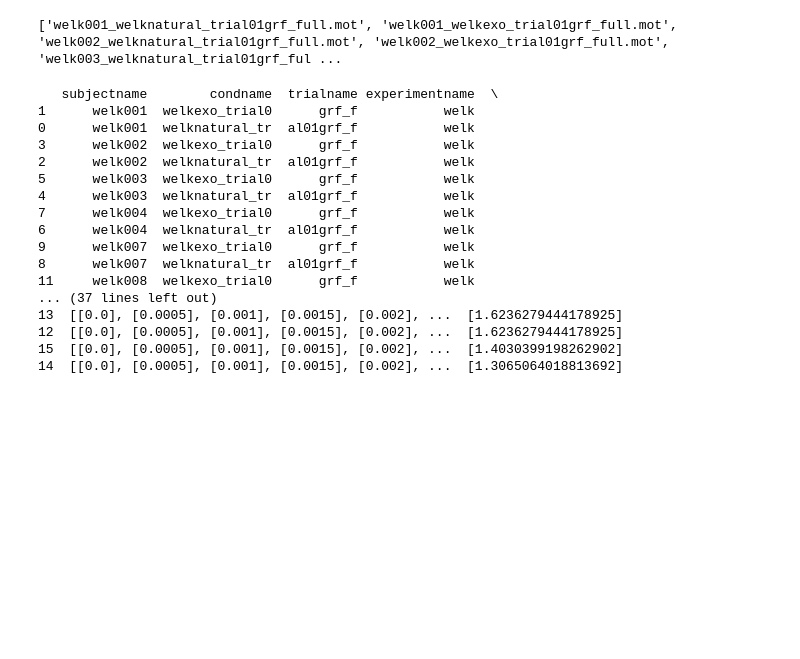
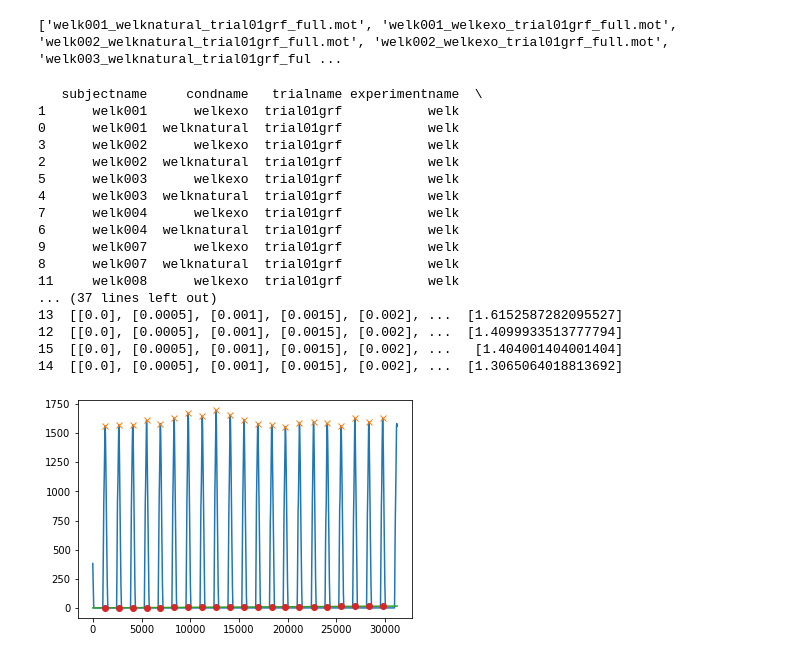
Before and after one commit to stingjp/muscleEnergyModel, a Jupyter notebook: grfToStepFrequency.ipynb, the cells around one changed output. Drawn from its saved outputs; the diff is of its cells as text; code cells hidden in the pictures; blank space fills up the shorter version.

Commit message:
Got all the figures that I wanted. Able to go through the collected files, load them all into a dataframe, and manipulate and plot.

```diff
--- a/grfToStepFrequency.ipynb
+++ b/grfToStepFrequency.ipynb
@@ -39,10 +39,17 @@ tempinteglist = []
 
 for file in grffilelist:
     # get the key things from the GRF file
-    tempsubj = file[0:7]
-    tempcond = file[8:22]
-    temptrial = file[23:-7]
+    temp = file.split('_')
+#     tempsubj = file[0:7]
+#     tempcond = file[8:22]
+#     temptrial = file[23:-7]
+#     tempexp = file[0:4]
+
+    tempsubj = temp[0]
+    tempcond = temp[1]
+    temptrial = temp[2]
     tempexp = file[0:4]
+
     tempfile = os.path.join(grffilespath,file)
     # print(tempfile)
     tempdata = pd.read_csv(tempfile, skiprows=6, delimiter='\t')
@@ -50,7 +57,7 @@ for file in grffilelist:
     temptime = tempdata['time'].to_numpy().reshape(-1,1)
     grfy = tempdata['rF_y'].to_numpy().reshape(-1,1)
 
-    peaks, _ = scipy.signal.find_peaks(grfy.flatten())
+    peaks, _ = scipy.signal.find_peaks(grfy.flatten(), prominence=(100,None))
     timesflat = temptime.flatten()
     times = temptime[peaks]
     # get the number of peaks
@@ -60,7 +67,11 @@ for file in grffilelist:
     totaltime = endtime - starttime
     stridefreq = numsteps/totaltime
 
-
+#     plt.plot(grfy.flatten())
+#     plt.plot(peaks, grfy.flatten()[peaks],'x')
+#     plt.plot(temptime.flatten())
+#     plt.plot(peaks, temptime[peaks],'o')
+#     plt.show()
 
     temp_df = pd.DataFrame({'subjectname':[tempsubj],
                            'condname':[tempcond],
@@ -79,37 +90,39 @@ stride_df = pd.concat(templist, ignore_index=True)
 stride_df.sort_values(by=['subjectname','condname'],inplace=True)
 print(stride_df)
 # %% [output]
-   subjectname        condname  trialname experimentname  \
-1      welk001  welkexo_trial0      grf_f           welk
-0      welk001  welknatural_tr  al01grf_f           welk
-3      welk002  welkexo_trial0      grf_f           welk
-2      welk002  welknatural_tr  al01grf_f           welk
-5      welk003  welkexo_trial0      grf_f           welk
-4      welk003  welknatural_tr  al01grf_f           welk
-7      welk004  welkexo_trial0      grf_f           welk
-6      welk004  welknatural_tr  al01grf_f           welk
-9      welk007  welkexo_trial0      grf_f           welk
-8      welk007  welknatural_tr  al01grf_f           welk
-11     welk008  welkexo_trial0      grf_f           welk
+   subjectname     condname   trialname experimentname  \
+1      welk001      welkexo  trial01grf           welk
+0      welk001  welknatural  trial01grf           welk
+3      welk002      welkexo  trial01grf           welk
+2      welk002  welknatural  trial01grf           welk
+5      welk003      welkexo  trial01grf           welk
+4      welk003  welknatural  trial01grf           welk
+7      welk004      welkexo  trial01grf           welk
+6      welk004  welknatural  trial01grf           welk
+9      welk007      welkexo  trial01grf           welk
+8      welk007  welknatural  trial01grf           welk
+11     welk008      welkexo  trial01grf           welk
 ... (37 lines left out)
-13  [[0.0], [0.0005], [0.001], [0.0015], [0.002], ...  [1.6236279444178925]
-12  [[0.0], [0.0005], [0.001], [0.0015], [0.002], ...  [1.6236279444178925]
-15  [[0.0], [0.0005], [0.001], [0.0015], [0.002], ...  [1.4030399198262902]
+13  [[0.0], [0.0005], [0.001], [0.0015], [0.002], ...  [1.6152587282095527]
+12  [[0.0], [0.0005], [0.001], [0.0015], [0.002], ...  [1.4099933513777794]
+15  [[0.0], [0.0005], [0.001], [0.0015], [0.002], ...   [1.404001404001404]
 14  [[0.0], [0.0005], [0.001], [0.0015], [0.002], ...  [1.3065064018813692]
 # %%
 # print(len(grfy))
-# print(len(testtime))
+# print(len(temptime))
 # print(grfy.shape)
-# # grfyreshape = grfy.reshape([1,len(grfy)])
-# # print(grfyreshape.shape)
+# grfyreshape = grfy.reshape([1,len(grfy)])
+# print(grfyreshape.shape)
 # print(grfy.flatten().shape)
 # testpeaks, _ = scipy.signal.find_peaks(grfy.flatten())
-# plt.plot(grfy.flatten())
-# plt.plot(testpeaks, grfy.flatten()[testpeaks],'x')
-# plt.plot(temptime.flatten())
-# plt.plot(testpeaks, temptime[testpeaks],'o')
-# plt.show()
+plt.plot(grfy.flatten())
+plt.plot(peaks, grfy.flatten()[peaks],'x')
+plt.plot(temptime.flatten())
+plt.plot(peaks, temptime[peaks],'o')
+plt.show()
 # temptime.flatten()[testpeaks]
 # numsteps = len(testpeaks)
 # print(numsteps)
 # testpeaks
+# %% [output]
+[figure, added]
```
Also changed, not shown: parts of 9 cells of this notebook.
